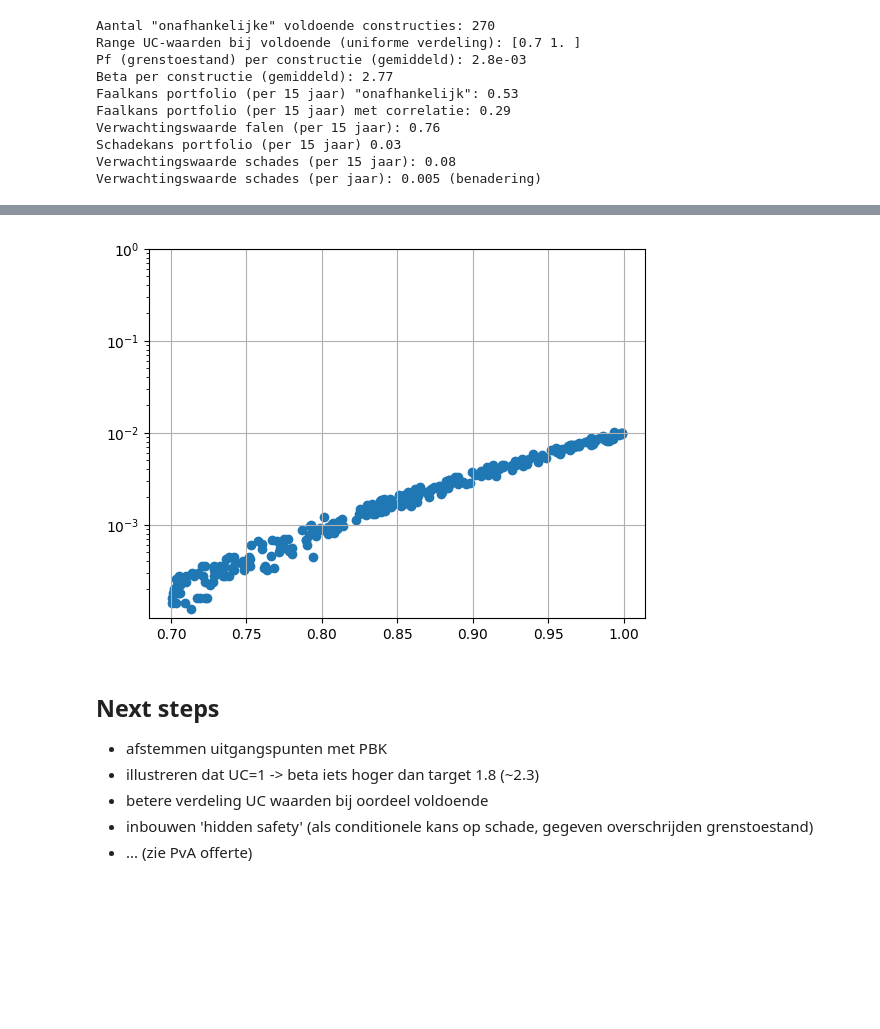
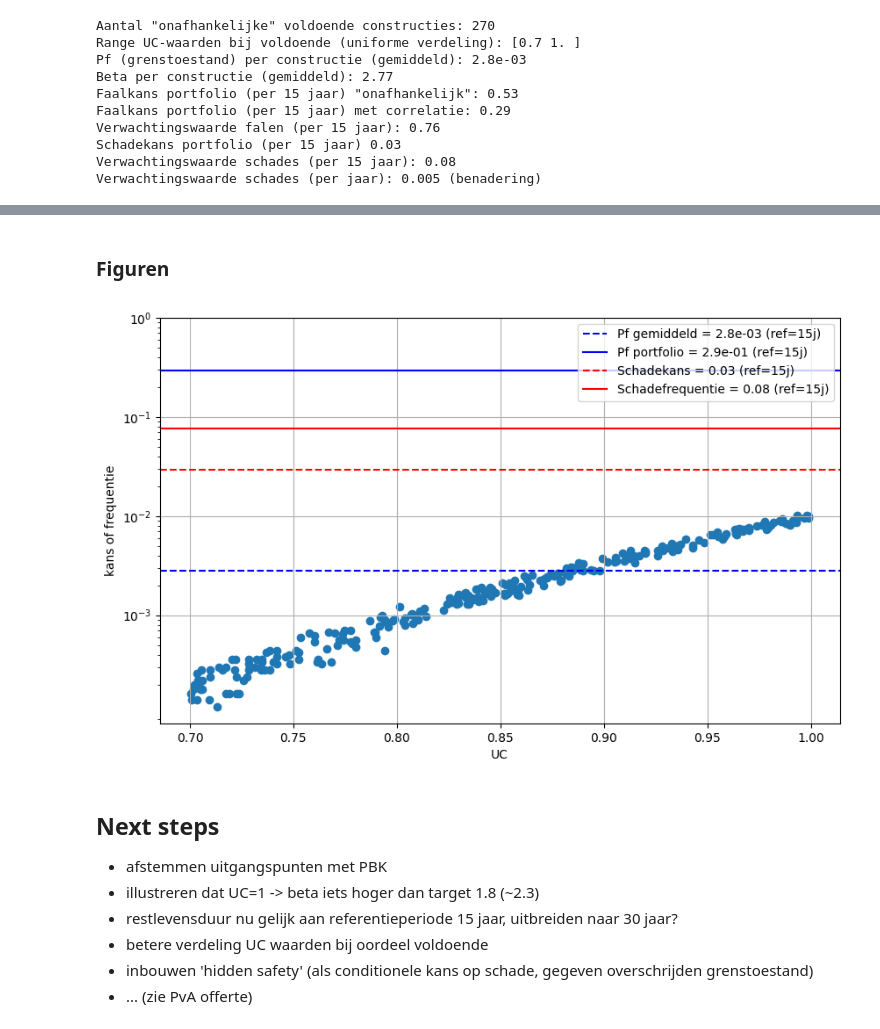
Before and after one commit to timoschweckendiek/Portfolio, a Jupyter notebook: Portfolio.ipynb, the cells around one changed output, grey strips where cells are left out. Saved outputs shown, nothing was run; the diff lists cells and outputs as text; code cells hidden in the pictures; blank space fills up the shorter version.

```diff
--- a/Portfolio.ipynb
+++ b/Portfolio.ipynb
@@ -8,9 +31,11 @@ Faalfrequenties en betrouwbaarheidseisen voor grote aantallen vergelijkbare cons
 # %%
-n_kades = 300  # aantal constructies ('onafhankelijke kademuren')
-aandeel_versterking = 0.1  # worden versterkt, dus niet meetellen
-n_con = int(round(n_kades * (1 - aandeel_versterking)))  # aantal te beschouwen constructies
+n_kades = 300
+t_ref = 15
+t_rest = 15
+goed = 0.9
+n_con = int(round(n_kades * goed))
+aQ = 0.1
 UC_range = np.array([0.7, 1.0])
-ref_period = 15
 p_cond_damage = 0.1
 # %% [markdown]
 ### Grenstoestandsfunctie
@@ -76,7 +102,0 @@ gamma_Q = 1.05
-# %%
-aQ = 0.5  # verhouding veranderlijke versus permanente belasting
-p_range = Get_P_for_UC(UC_range, V_R, gamma_R, V_Q, gamma_Q)
-
-# p = 1.50  # design parameter ('verhouding sterkte versus belasting gemiddeld')
-#UC = UnityCheck(p, V_R, gamma_R, V_Q, gamma_Q)
-#print('UC = ', UC)
@@ -147,26 +180,37 @@ Verwachtingswaarde schades (per jaar): 0.005 (benadering)
+# %% [markdown]
+### Figuren
 # %%
 import matplotlib.pyplot as plt
 
 def plot_loghist(x, bins):
   hist, bins = np.histogram(x, bins=[1])
   logbins = np.logspace(np.log10(bins[0]),np.log10(bins[-1]),len(bins))
   plt.hist(x, bins=logbins)
   plt.xscale('log')
 
 fig, ax = plt.subplots()
 # plot_loghist(Pf_con, 10)
 # ax.set_xticks([1e-4, 1e-3, 1e-2, 0.1, 1])
 plt.scatter(UC,Pf_con)
 plt.yscale('log')
+ax.axhline(y = Pf_con_gem, color = 'b', linestyle = '--', label = 'Pf gemiddeld = %1.1e (ref=15j)'%Pf_con_gem)
+ax.axhline(y = Pf_port, color = 'b', linestyle = '-', label = 'Pf portfolio = %1.1e (ref=15j)'%Pf_port)
+ax.axhline(y = PD_port, color = 'r', linestyle = '--', label = 'Schadekans = %.2f (ref=15j)'%PD_port)
+ax.axhline(y = ED_port, color = 'r', linestyle = '-', label = 'Schadefrequentie = %.2f (ref=15j)'%ED_port)
 ax.set_yticks([1e-3, 1e-2, 0.1, 1])
+ax.set_xlabel('UC')
+ax.set_ylabel('kans of frequentie')
+fig.set_size_inches(10, 6)
+plt.legend(loc='upper right')
 plt.grid()
 plt.show()
 # %% [output]
-[figure, old version]
+[figure, new version]
 # %% [markdown]
 ## Next steps
 - afstemmen uitgangspunten met PBK
 - illustreren dat UC=1 -> beta iets hoger dan target 1.8 (~2.3)
+- restlevensduur nu gelijk aan referentieperiode 15 jaar, uitbreiden naar 30 jaar?
 - betere verdeling UC waarden bij oordeel voldoende
 - inbouwen 'hidden safety' (als conditionele kans op schade, gegeven overschrijden grenstoestand)
 - ... (zie PvA offerte)
```
Also changed, not shown: parts of 25 cells of this notebook.
